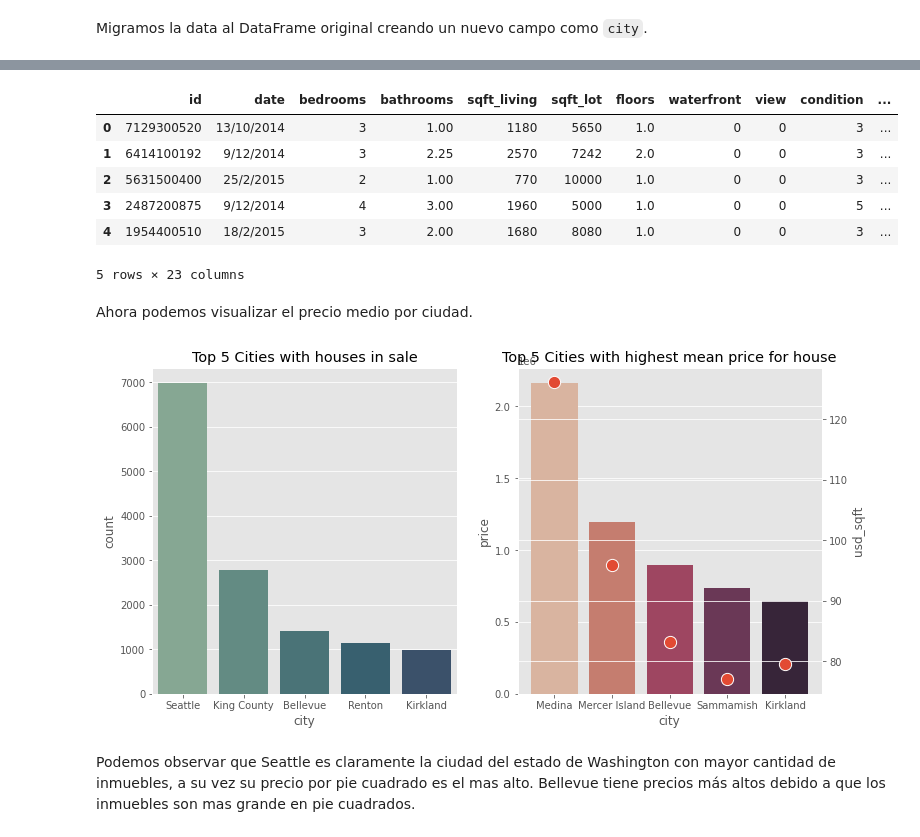
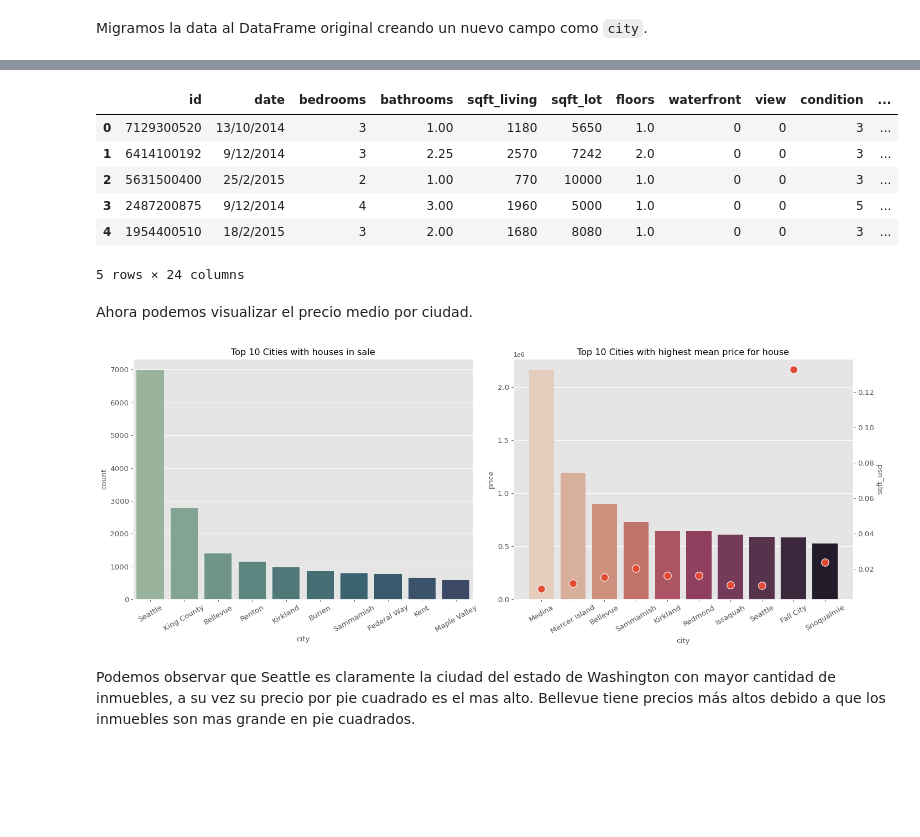
Before and after one commit to Chrissroman/house_price_washington, a Jupyter notebook: analysis/data_analysis.ipynb, the cells around one changed output, grey strips where cells are left out. Saved outputs shown, nothing was run; the diff lists cells and outputs as text; code cells hidden in the pictures; blank space fills up the shorter version.

```diff
--- a/analysis/data_analysis.ipynb
+++ b/analysis/data_analysis.ipynb
@@ -116,9 +118,9 @@ group_zipcode['city'] = group_zipcode['zipcode']\
                         .progress_apply(lambda x: geoCode(query = {'country': 'United States of America', 'postalcode': x})\
                         .raw['display_name'].split(', ')[0])
 
-# group_zipcode['county'] = group_zipcode['zipcode']\
-#                         .progress_apply(lambda x: geoCode(query = {'country': 'United States of America', 'postalcode': x})\
-#                         .raw['display_name'].split(', ')[1])
+group_zipcode['county'] = group_zipcode['zipcode']\
+                        .progress_apply(lambda x: geoCode(query = {'country': 'United States of America', 'postalcode': x})\
+                        .raw['display_name'].split(', ')[1])
 
 
 # ZipCode as Index
@@ -130,7 +132,11 @@ Migramos la data al DataFrame original creando un nuevo campo como `city`.
 def search_city(data, zipcode:int) -> str:
     return data['city'][zipcode]
 
+def search_county(data, zipcode:int) -> str:
+    return data['county'][zipcode]
+
 data['city'] = data['zipcode'].progress_apply(lambda x: search_city(group_zipcode, x))
+data['county'] = data['zipcode'].progress_apply(lambda x: search_county(group_zipcode, x))
 
 data.sample(4)
 # %% [output]
@@ -143,7 +149,7 @@ data.sample(4)
 # %%
 # USD/sqft
 df_plot = data.copy()
-df_plot['usd_sqft'] = data['price']/data['sqft_lot15']
+df_plot['sqft_usd'] = data['sqft_lot15']/data['price']
 df_plot.head()
 # %% [output]
 |  | id | date | bedrooms | bathrooms | sqft_living | sqft_lot | floors | waterfront | view | condition | ... |
@@ -152,38 +158,49 @@ df_plot.head()
 | 2 | 5631500400 | 25/2/2015 | 2 | 1.00 | 770 | 10000 | 1.0 | 0 | 0 | 3 | ... |
 | 3 | 2487200875 | 9/12/2014 | 4 | 3.00 | 1960 | 5000 | 1.0 | 0 | 0 | 5 | ... |
 | 4 | 1954400510 | 18/2/2015 | 3 | 2.00 | 1680 | 8080 | 1.0 | 0 | 0 | 3 | ... |
-5 rows × 23 columns
+5 rows × 24 columns
 # %%
 # Group by for city
 group_city = pd.concat([df_plot.groupby(['city'])['price'].mean(),
                         df_plot.groupby(['city'])['city'].count(),
                         df_plot.groupby(['city'])['sqft_lot15'].mean(),
-                        df_plot.groupby(['city'])['usd_sqft'].mean()], axis=1)
+                        df_plot.groupby(['city'])['sqft_usd'].mean()], axis=1)
 group_city.rename({'city':'count'}, axis = 1, inplace = True)
 group_city.reset_index(inplace = True)
-group_city.sort_values(by = 'count', ascending = False, inplace = True)
+# group_city.sort_values(by = 'count', ascending = False, inplace = True)
 # %% [markdown]
 Ahora podemos visualizar el precio medio por ciudad.
 # %%
+n_top = 10
+
 # Create Canvas
-fig, (ax1, ax2) = plt.subplots(nrows=1, ncols=2,figsize = (12, 6))
+fig, (ax1, ax2) = plt.subplots(nrows=1, ncols=2,figsize = (18, 7), dpi = 80, tight_layout = True)
 
-sns.barplot(x = 'city', y = 'count', data = group_city.sort_values(['count'], ascending = False).head(5),
+sns.barplot(x = 'city', y = 'count', data = group_city.sort_values(['count'], ascending = False).head(n_top),
             palette = 'crest', saturation=.5, ax = ax1)
 
-sns.barplot(x = 'city', y = 'price', data = group_city.sort_values(['price'], ascending = False).head(5),
+sns.barplot(x = 'city', y = 'price', data = group_city.sort_values(['price'], ascending = False).head(n_top),
             palette = 'rocket_r', saturation=.5, ax = ax2)
 
 ax2_2 = ax2.twinx()
-sns.scatterplot(x = 'city', y = 'usd_sqft', s = 150, data = group_city.sort_values(['price'], ascending = False).head(5),
+sns.scatterplot(x = 'city', y = 'sqft_usd', s = 150, data = group_city.sort_values(['price'], ascending = False).head(n_top),
                 palette = 'viridis', marker = 'o', ax = ax2_2)
 
-ax1.set_title('Top 5 Cities with houses in sale')
-ax2.set_title('Top 5 Cities with highest mean price for house')
+# Ticks params
+ax1.tick_params(axis = 'x', labelrotation = 30, labelsize = 12)
+ax1.tick_params(axis = 'y', labelsize = 12)
+ax2.tick_params(axis = 'x', labelrotation = 30, labelsize = 12)
+ax2.tick_params(axis = 'y', labelsize = 12)
+ax2_2.tick_params(axis = 'y', labelsize = 12)
+
+ax2_2.grid(False, axis = 'both')
+
+ax1.set_title('Top 10 Cities with houses in sale')
+ax2.set_title('Top 10 Cities with highest mean price for house')
 
 plt.show()
 # %% [output]
-[figure, old version]
+[figure, new version]
 # %% [markdown]
 Podemos observar que Seattle es claramente la ciudad del estado de Washington con mayor cantidad de inmuebles, a su vez su precio por pie cuadrado es el mas alto. Bellevue tiene precios más altos debido a que los inmuebles son mas grande en pie cuadrados.
 # %% [markdown]
```
Also changed, not shown: parts of 27 cells of this notebook, 1 other file.
